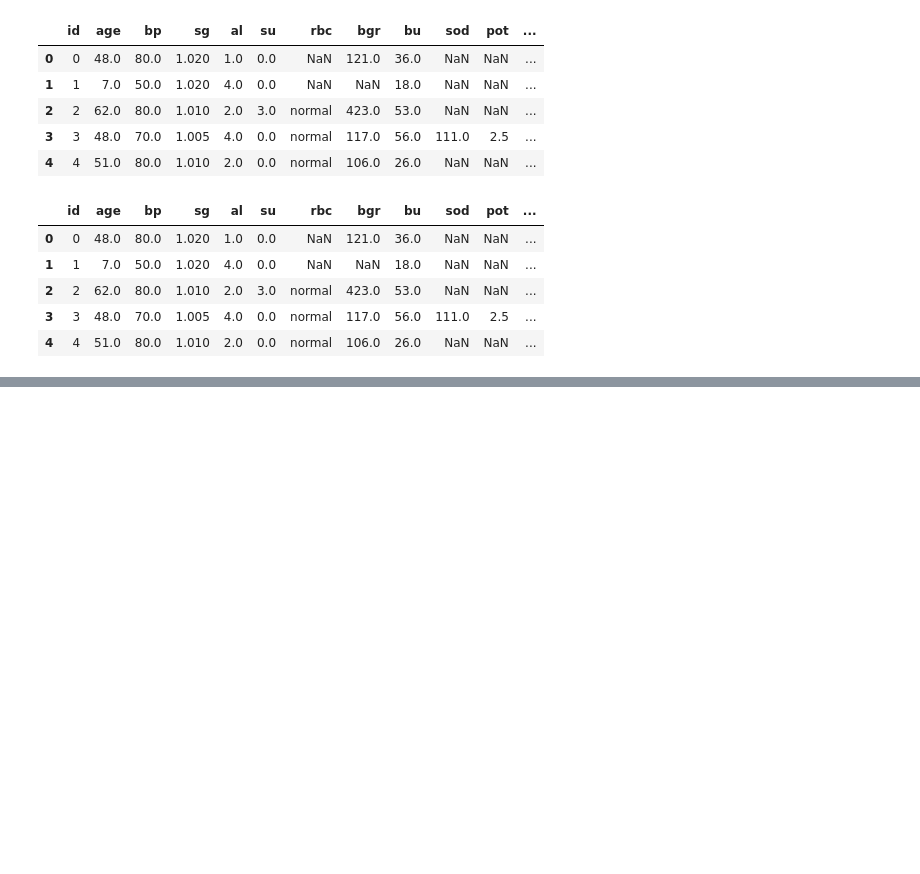
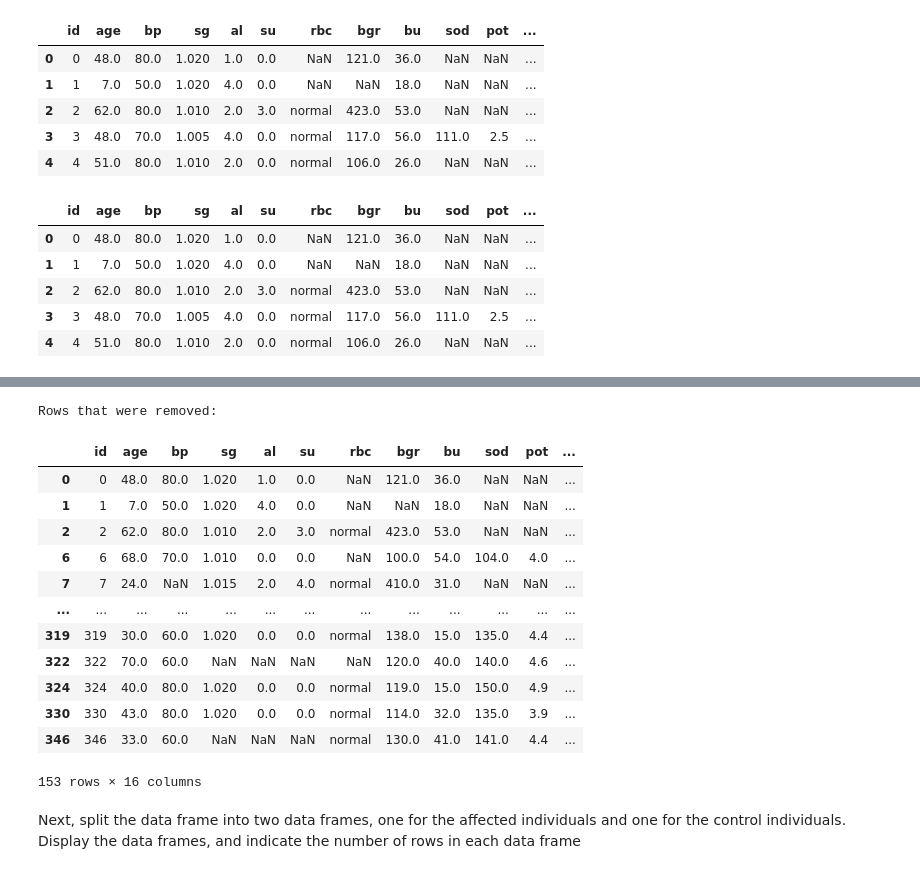
Before and after one commit to japuter/munDkko, a Jupyter notebook: assigment1.ipynb, the cells around one changed output, grey strips where cells are left out. Drawn from its saved outputs; the diff is of its cells as text; code cells hidden in the pictures; blank space fills up the shorter version.

```diff
--- a/assigment1.ipynb
+++ b/assigment1.ipynb
@@ -97,0 +144,21 @@ df.head()
+# %%
+removed_rows = df[df.isna().sum(axis=1) >= 3]
+print("Rows that were removed:")
+display(removed_rows)
+# %% [output]
+Rows that were removed:
+|  | id | age | bp | sg | al | su | rbc | bgr | bu | sod | pot | ... |
+| 0 | 0 | 48.0 | 80.0 | 1.020 | 1.0 | 0.0 | NaN | 121.0 | 36.0 | NaN | NaN | ... |
+| 1 | 1 | 7.0 | 50.0 | 1.020 | 4.0 | 0.0 | NaN | NaN | 18.0 | NaN | NaN | ... |
+| 2 | 2 | 62.0 | 80.0 | 1.010 | 2.0 | 3.0 | normal | 423.0 | 53.0 | NaN | NaN | ... |
+| 6 | 6 | 68.0 | 70.0 | 1.010 | 0.0 | 0.0 | NaN | 100.0 | 54.0 | 104.0 | 4.0 | ... |
+| 7 | 7 | 24.0 | NaN | 1.015 | 2.0 | 4.0 | normal | 410.0 | 31.0 | NaN | NaN | ... |
+| ... | ... | ... | ... | ... | ... | ... | ... | ... | ... | ... | ... | ... |
+| 319 | 319 | 30.0 | 60.0 | 1.020 | 0.0 | 0.0 | normal | 138.0 | 15.0 | 135.0 | 4.4 | ... |
+| 322 | 322 | 70.0 | 60.0 | NaN | NaN | NaN | NaN | 120.0 | 40.0 | 140.0 | 4.6 | ... |
+| 324 | 324 | 40.0 | 80.0 | 1.020 | 0.0 | 0.0 | normal | 119.0 | 15.0 | 150.0 | 4.9 | ... |
+| 330 | 330 | 43.0 | 80.0 | 1.020 | 0.0 | 0.0 | normal | 114.0 | 32.0 | 135.0 | 3.9 | ... |
+| 346 | 346 | 33.0 | 60.0 | NaN | NaN | NaN | normal | 130.0 | 41.0 | 141.0 | 4.4 | ... |
+153 rows × 16 columns
+# %% [markdown]
+Next, split the data frame into two data frames, one for the affected individuals and one for the control individuals. Display the data frames, and indicate the number of rows in each data frame
```
Also changed, not shown: parts of 11 cells of this notebook.
